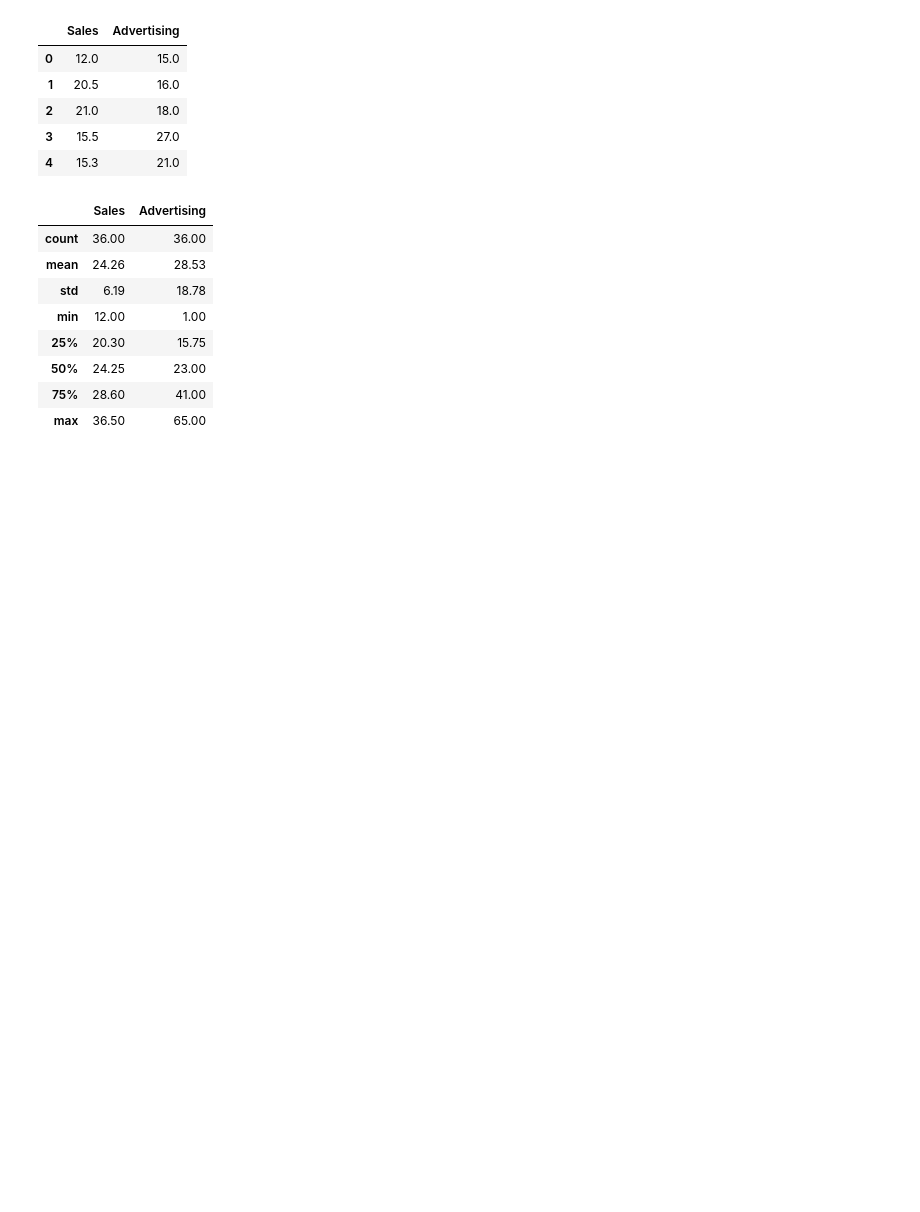
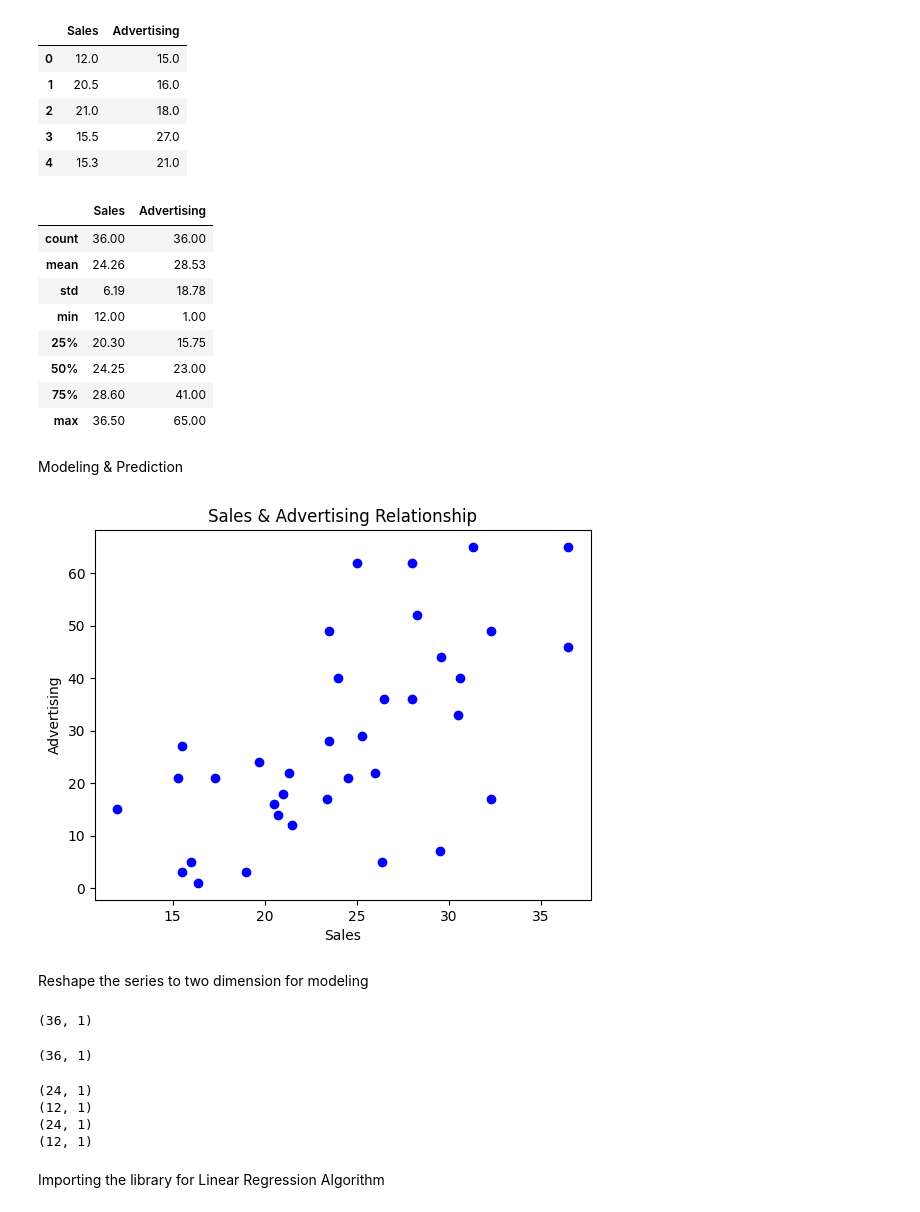
Before and after one commit to Code-Ebullient/7_days_python_ml, a Jupyter notebook: sales_prediction_model.ipynb, the cells around one changed output. Saved outputs shown, nothing was run; the diff lists cells and outputs as text; code cells hidden in the pictures; blank space fills up the shorter version.

```diff
--- a/sales_prediction_model.ipynb
+++ b/sales_prediction_model.ipynb
@@ -57,3 +57,18 @@ df.describe().round(2)
 | 50% | 24.25 | 23.00 |
 | 75% | 28.60 | 41.00 |
 | max | 36.50 | 65.00 |
+# %% [markdown]
+Modeling & Prediction
+# %%
+X = df['Sales'].values
+y = df['Advertising'].values
+# %%
+plt.scatter(X, y, color='blue', label='Scatter Plot')
+plt.title('Sales & Advertising Relationship')
+plt.xlabel('Sales')
+plt.ylabel('Advertising')
+plt.show()
+# %% [output]
+[figure, added]
+# %% [markdown]
+Reshape the series to two dimension for modeling
@@ -59,0 +78,8 @@ df.describe().round(2)
+# %%
+X.shape
+# %% [output]
+(36, 1)
+# %%
+y.shape
+# %% [output]
+(36, 1)
@@ -59,0 +89,12 @@ df.describe().round(2)
+# %%
+print(X_train.shape)
+print(X_test.shape)
+print(y_train.shape)
+print(y_test.shape)
+# %% [output]
+(24, 1)
+(12, 1)
+(24, 1)
+(12, 1)
+# %% [markdown]
+Importing the library for Linear Regression Algorithm
```
Also changed, not shown: parts of 5 cells of this notebook.
